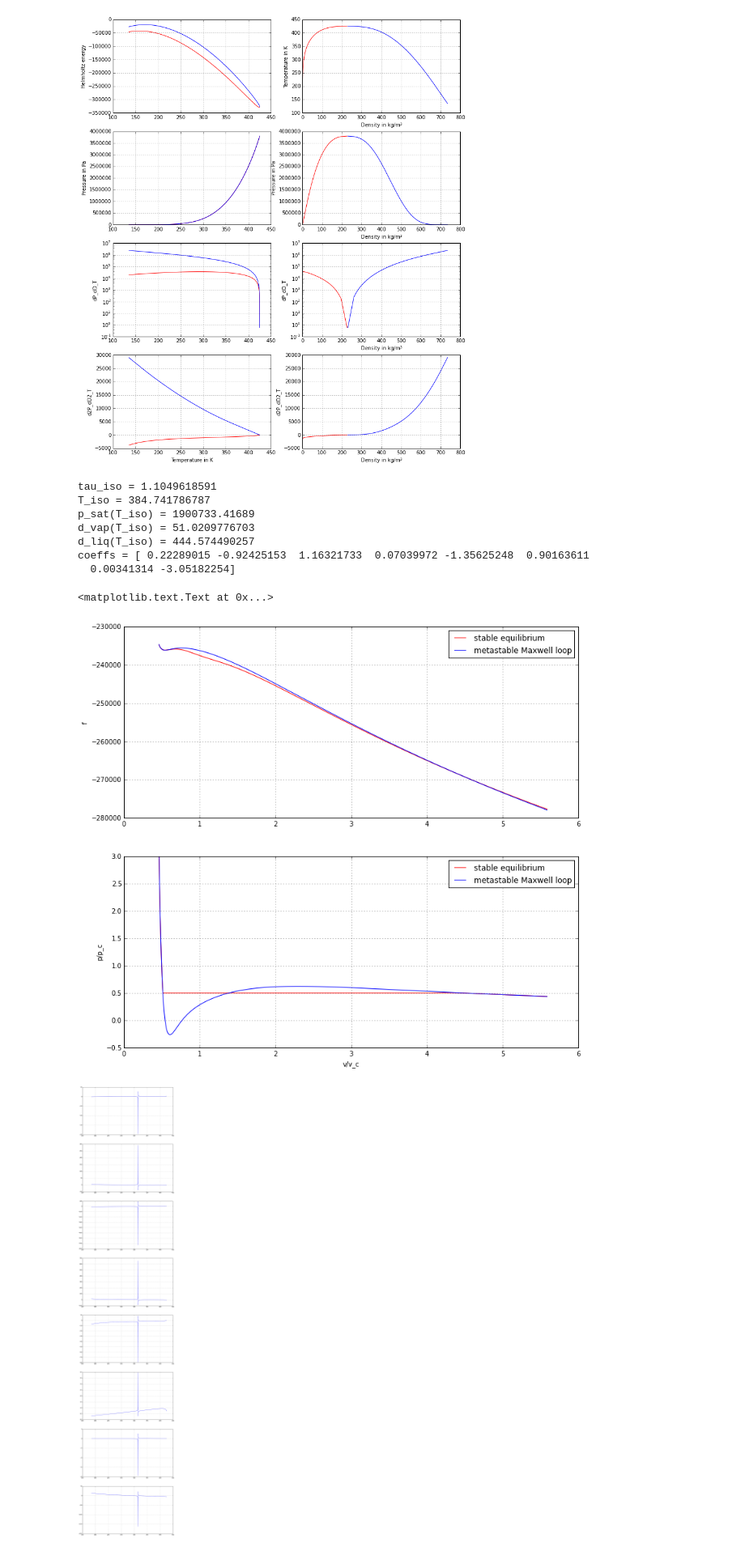
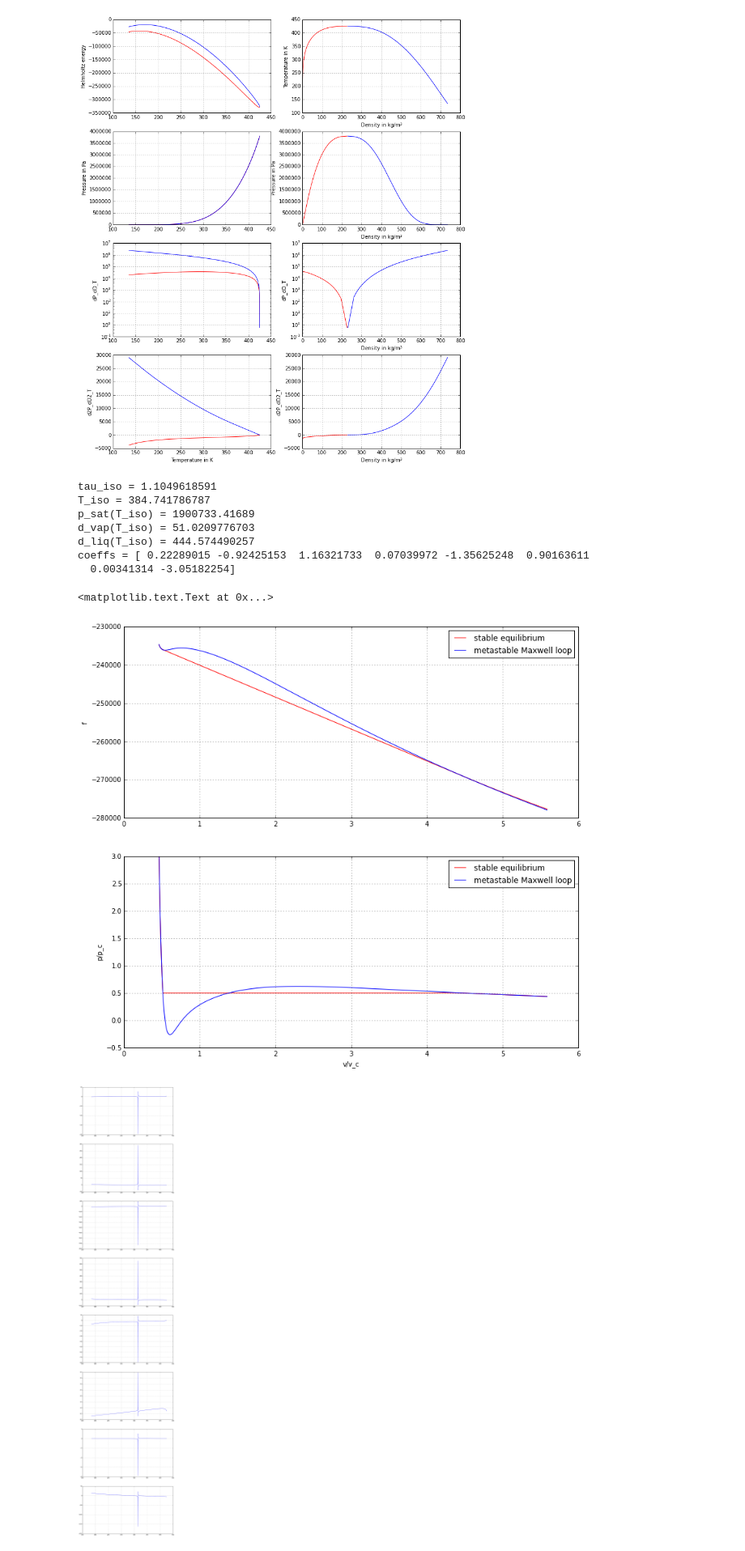
Before and after one commit to CoolProp/CoolProp, a Jupyter notebook: doc/notebooks/Maxwell_Loop.ipynb, the cells around one changed output. Shown at 81% size. Drawn from its saved outputs; the diff is of its cells as text; code cells hidden in the pictures.

```diff
--- a/doc/notebooks/Maxwell_Loop.ipynb
+++ b/doc/notebooks/Maxwell_Loop.ipynb
@@ -246,41 +246,41 @@ for idx in range(0,nPoints):
     # stable
     HEOS.update(CP.DmassT_INPUTS, rhos[idx], T_iso)
     ps[idx] = HEOS.p()
-    fs[idx] = Rs*T_iso*(HEOS.alpha0() + HEOS.alphar())
-    #fs[idx] = HEOS.umass() - T_iso*HEOS.smass()
+    #fs[idx] = Rs*T_iso*(HEOS.alpha0() + HEOS.alphar())
+    fs[idx] = HEOS.umass() - T_iso*HEOS.smass()
     # meta stable interpolation
     fms[idx] = Rs*T_crt*( c[0]*deltas[idx]**5/5 +c[1]*deltas[idx]**4/4 +c[2]*deltas[idx]**3/3 +c[3]*deltas[idx]**2/2 +c[4]*deltas[idx] +c[5]*log(deltas[idx]) -c[6]/tau_iso/deltas[idx] +c[7]/tau_iso)
     pms[idx] = Rs*T_crt*( c[0]*d_crt*deltas[idx]**6  +c[1]*d_crt*deltas[idx]**5  +c[2]*d_crt*deltas[idx]**4  +c[3]*d_crt*deltas[idx]**3  +c[4]*d_crt*deltas[idx]**2 +c[5]*d_crt*deltas[idx] +c[6]*tau_iso)
 
 
 # now plot
 plt.figure(figsize=(width,width*3/2/golden))
 
 plt.subplot(2,1,1)
 plt.plot(vs/v_crt, fs, color='red', label='stable equilibrium')
 plt.plot(vs/v_crt, fms, color='blue', label='metastable Maxwell loop')
 plt.grid(b=True, linestyle=':')
 plt.legend(loc='upper right')
 plt.ylabel('f')
 
 plt.subplot(2,1,2)
 plt.plot(vs/v_crt, ps/p_crt, color='red', label='stable equilibrium')
 plt.plot(vs/v_crt, pms/p_crt, color='blue', label='metastable Maxwell loop')
 plt.ylim(ymax=3)
 plt.grid(b=True, linestyle=':')
 plt.legend(loc='upper right')
 plt.ylabel('p/p_c')
 plt.xlabel('v/v_c')
 # %% [output]
 tau_iso = 1.1049618591
 T_iso = 384.741786787
 p_sat(T_iso) = 1900733.41689
 d_vap(T_iso) = 51.0209776703
 d_liq(T_iso) = 444.574490257
 coeffs = [ 0.22289015 -0.92425153  1.16321733  0.07039972 -1.35625248  0.90163611
   0.00341314 -3.05182254]
 <matplotlib.text.Text at 0x...>
-[figure, old version]
+[figure, new version]
 # %%
 # copy coeffs of that point
 c0 = x[:,0]
```
